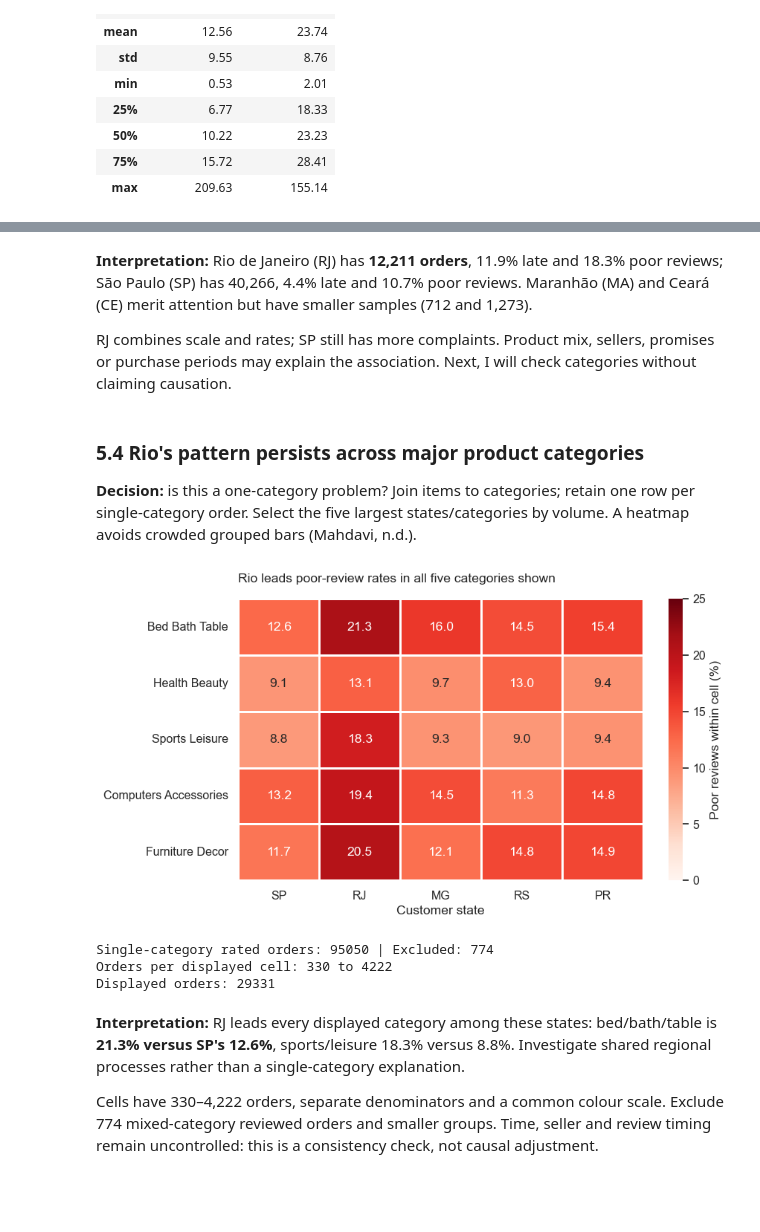
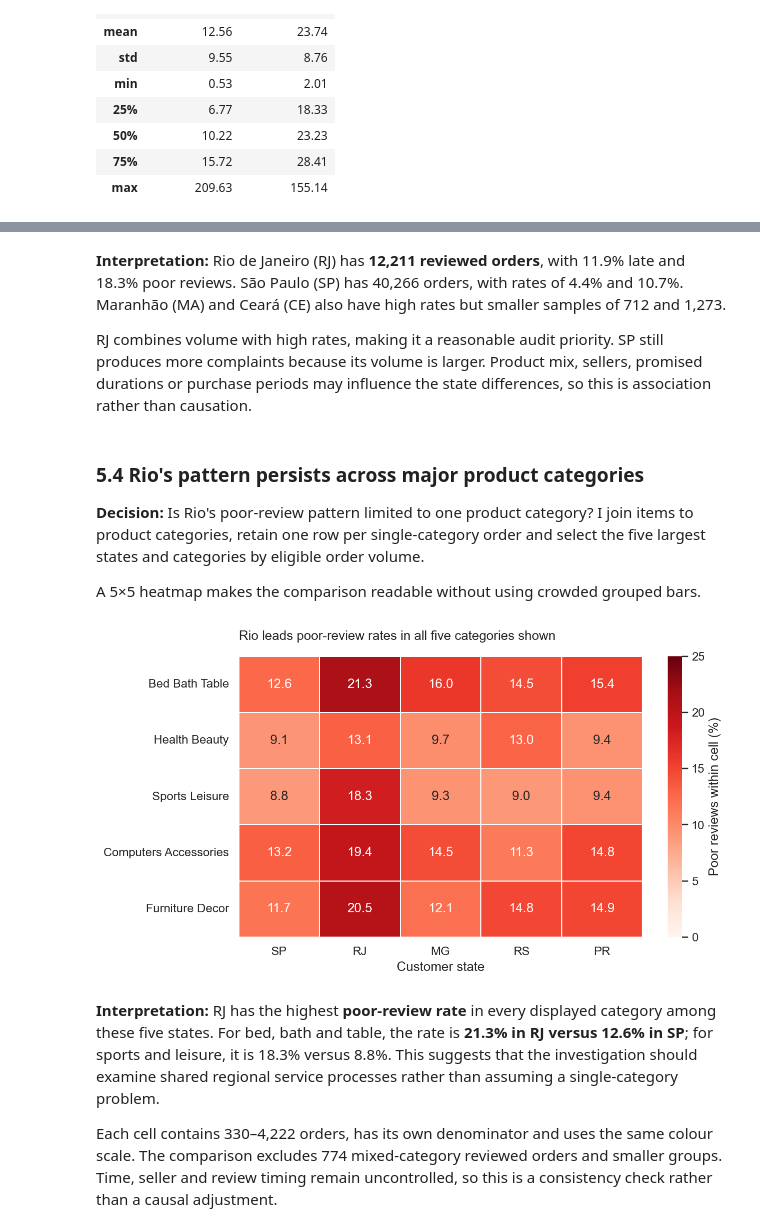
Before and after one commit to sabarwaldivakar/Data-Visualisation-final-project, a Jupyter notebook: Data_visualisation_project.ipynb, the cells around one changed output, grey strips where cells are left out. Drawn from its saved outputs; the diff is of its cells as text; code cells hidden in the pictures; blank space fills up the shorter version.

Commit message:
Finalize Olist data visualisation project

```diff
--- a/Data_visualisation_project.ipynb
+++ b/Data_visualisation_project.ipynb
@@ -87,17 +84,20 @@ Convert dates and use checked joins. **Late means after the promised calendar da
 # %%
-date_columns = ['order_purchase_timestamp', 'order_approved_at',
-                'order_delivered_carrier_date', 'order_delivered_customer_date',
+date_columns = ['order_purchase_timestamp', 'order_delivered_carrier_date', 'order_delivered_customer_date',
                 'order_estimated_delivery_date']
 for column in date_columns:
     orders[column] = pd.to_datetime(orders[column], errors='coerce')
 reviews['review_answer_timestamp'] = pd.to_datetime(reviews['review_answer_timestamp'], errors='coerce')
+
+def elapsed_days(end, start):
+    return (end - start).dt.total_seconds() / 86400
+
 latest_review = reviews.sort_values('review_answer_timestamp').drop_duplicates('order_id', keep='last')
 df = orders.merge(customers[['customer_id', 'customer_state']],
                   on='customer_id', how='left', validate='one_to_one')
 df = df.merge(latest_review[['order_id', 'review_score', 'review_answer_timestamp']],
               on='order_id', how='left', validate='one_to_one')
-df['delivery_days'] = (df['order_delivered_customer_date'] - df['order_purchase_timestamp']).dt.total_seconds() / 86400
-df['promise_days'] = (df['order_estimated_delivery_date'] - df['order_purchase_timestamp']).dt.total_seconds() / 86400
+df['delivery_days'] = elapsed_days(df['order_delivered_customer_date'], df['order_purchase_timestamp'])
+df['promise_days'] = elapsed_days(df['order_estimated_delivery_date'], df['order_purchase_timestamp'])
 df['late'] = df['order_delivered_customer_date'].dt.date > df['order_estimated_delivery_date'].dt.date
 valid = (df['order_status'] == 'delivered') & df['delivery_days'].ge(0) & df['promise_days'].gt(0)
 delivered = df.loc[valid].copy()
@@ -245,46 +223,42 @@ CE                1273      13.7      17.1
 # %% [markdown]
-**Interpretation:** Rio de Janeiro (RJ) has **12,211 orders**, 11.9% late and 18.3% poor reviews; São Paulo (SP) has 40,266, 4.4% late and 10.7% poor reviews. Maranhão (MA) and Ceará (CE) merit attention but have smaller samples (712 and 1,273).
+**Interpretation:** Rio de Janeiro (RJ) has **12,211 reviewed orders**, with 11.9% late and 18.3% poor reviews. São Paulo (SP) has 40,266 orders, with rates of 4.4% and 10.7%. Maranhão (MA) and Ceará (CE) also have high rates but smaller samples of 712 and 1,273.
 
-RJ combines scale and rates; SP still has more complaints. Product mix, sellers, promises or purchase periods may explain the association. Next, I will check categories without claiming causation.
+RJ combines volume with high rates, making it a reasonable audit priority. SP still produces more complaints because its volume is larger. Product mix, sellers, promised durations or purchase periods may influence the state differences, so this is association rather than causation.
 # %% [markdown]
 ### 5.4 Rio's pattern persists across major product categories
-**Decision:** is this a one-category problem? Join items to categories; retain one row per single-category order. Select the five largest states/categories by volume. A heatmap avoids crowded grouped bars (Mahdavi, n.d.).
+**Decision:** Is Rio's poor-review pattern limited to one product category? I join items to product categories, retain one row per single-category order and select the five largest states and categories by eligible order volume.
+
+A 5×5 heatmap makes the comparison readable without using crowded grouped bars.
 # %%
 item_cats = items.merge(products[['product_id', 'product_category_name']],
-                              on='product_id', how='left', validate='many_to_one')
+                        on='product_id', how='left', validate='many_to_one')
 item_cats = item_cats.merge(translation, on='product_category_name', how='left', validate='many_to_one')
 item_cats['category'] = item_cats['product_category_name_english'].fillna('Unknown')
 category_counts = item_cats.groupby('order_id')['category'].nunique()
-single_ids = category_counts.loc[category_counts == 1].index
-single_category = item_cats.loc[item_cats['order_id'].isin(single_ids), ['order_id', 'category']].drop_duplicates()
+single_ids = category_counts[category_counts == 1].index
+single_category = item_cats[item_cats['order_id'].isin(single_ids)][['order_id', 'category']].drop_duplicates()
 category_orders = rated.merge(single_category, on='order_id', validate='one_to_one')
 top_states = category_orders['customer_state'].value_counts().head(5).index
 top_categories = category_orders['category'].value_counts().head(5).index
-selected = category_orders.loc[category_orders['customer_state'].isin(top_states) & category_orders['category'].isin(top_categories)]
-category_rates = selected.groupby(['category', 'customer_state'], as_index=False).agg(
-    orders=('order_id', 'count'), poor_pct=('poor_review', 'mean'))
-category_rates['poor_pct'] = category_rates['poor_pct'] * 100
-heat = category_rates.pivot(index='category', columns='customer_state', values='poor_pct').loc[top_categories, top_states]
+selected = category_orders[category_orders['customer_state'].isin(top_states) &
+                           category_orders['category'].isin(top_categories)]
+heat = selected.pivot_table(index='category', columns='customer_state',
+                            values='poor_review', aggfunc='mean') * 100
+heat = heat.loc[top_categories, top_states]
 heat.index = heat.index.str.replace('_', ' ').str.title()
 plt.figure(figsize=(9, 5))
 seaborn.heatmap(heat, annot=True, fmt='.1f', cmap='Reds', vmin=0, vmax=25,
                 linewidths=1, cbar_kws={'label': 'Poor reviews within cell (%)'})
 plt.title('Rio leads poor-review rates in all five categories shown', loc='left', pad=16)
 plt.xlabel('Customer state')
 plt.ylabel('')
 plt.yticks(rotation=0)
 plt.tight_layout()
 plt.show()
-print('Single-category rated orders:', len(category_orders), '| Excluded:', len(rated) - len(category_orders))
-print('Orders per displayed cell:', category_rates['orders'].min(), 'to', category_rates['orders'].max())
-print('Displayed orders:', len(selected))
 # %% [output]
-[figure, old version]
+[figure, new version]
-Single-category rated orders: 95050 | Excluded: 774
-Orders per displayed cell: 330 to 4222
-Displayed orders: 29331
 # %% [markdown]
-**Interpretation:** RJ leads every displayed category among these states: bed/bath/table is **21.3% versus SP's 12.6%**, sports/leisure 18.3% versus 8.8%. Investigate shared regional processes rather than a single-category explanation.
+**Interpretation:** RJ has the highest **poor-review rate** in every displayed category among these five states. For bed, bath and table, the rate is **21.3% in RJ versus 12.6% in SP**; for sports and leisure, it is 18.3% versus 8.8%. This suggests that the investigation should examine shared regional service processes rather than assuming a single-category problem.
 
-Cells have 330–4,222 orders, separate denominators and a common colour scale. Exclude 774 mixed-category reviewed orders and smaller groups. Time, seller and review timing remain uncontrolled: this is a consistency check, not causal adjustment.
+Each cell contains 330–4,222 orders, has its own denominator and uses the same colour scale. The comparison excludes 774 mixed-category reviewed orders and smaller groups. Time, seller and review timing remain uncontrolled, so this is a consistency check rather than a causal adjustment.
 # %% [markdown]
```
Also changed, not shown: parts of 16 cells of this notebook, 5 other files.
